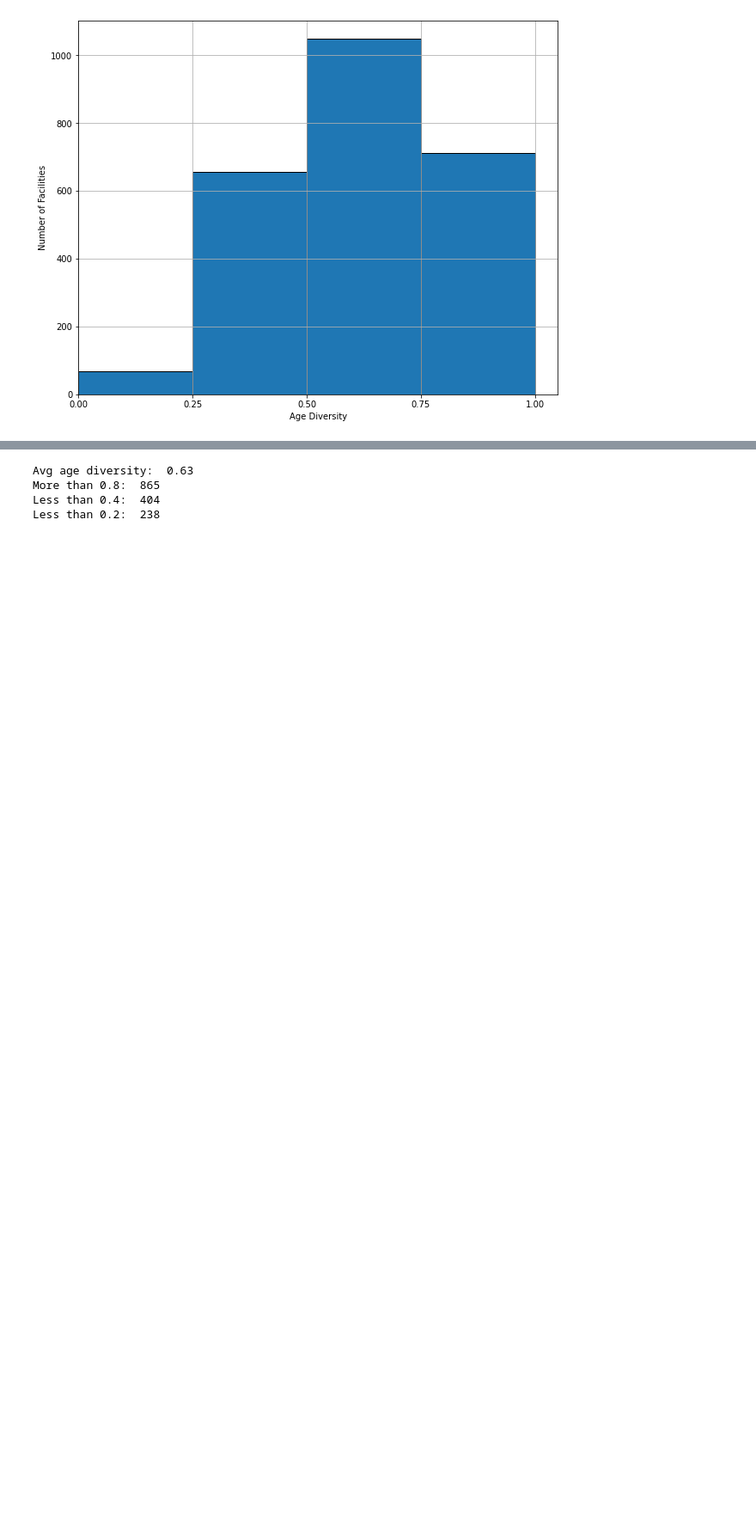
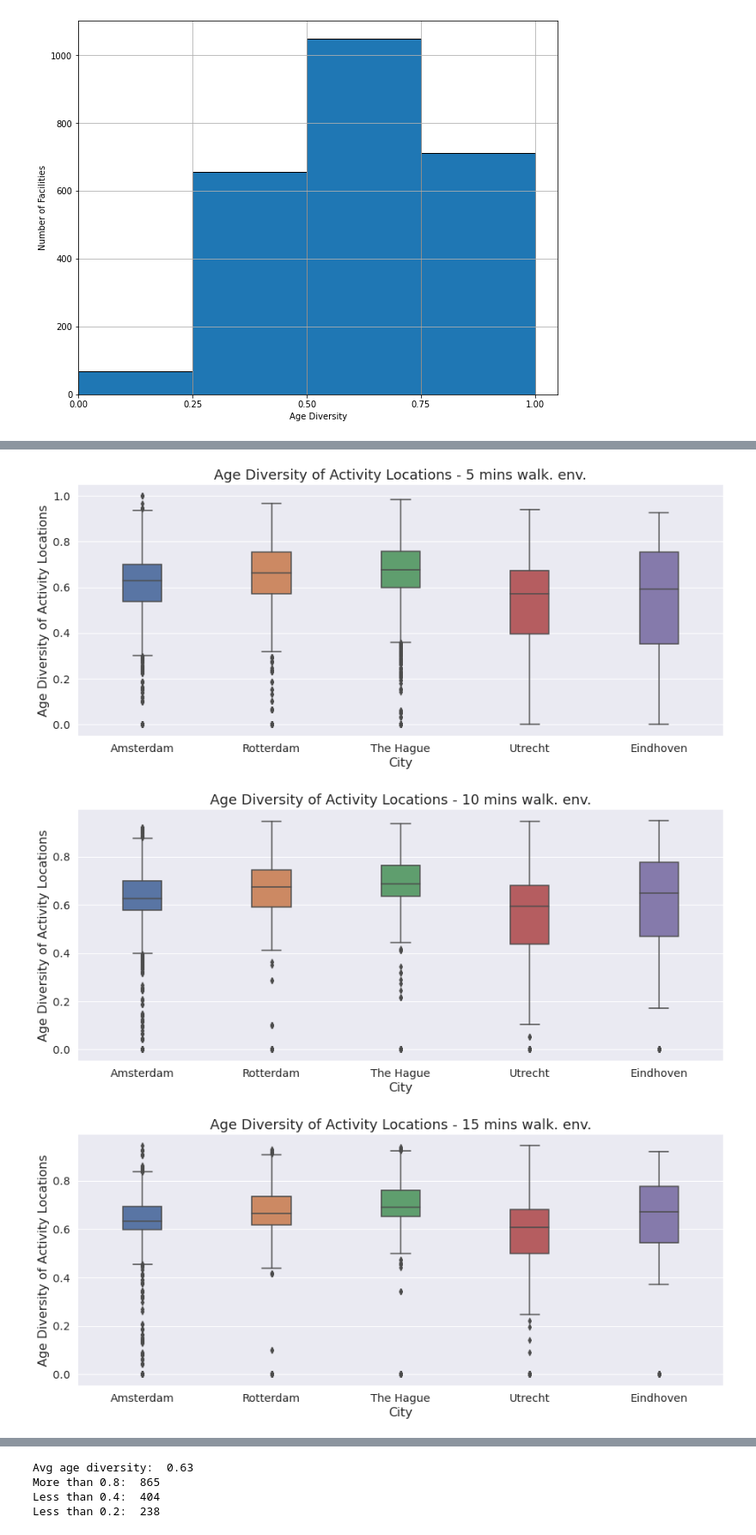
Before and after one commit to MiliasV/coaccessibility, a Jupyter notebook: notebooks/exploration.ipynb, the cells around one changed output, grey strips where cells are left out. Shown at 86% size. Cells and saved outputs as stored; diff of their text form; code cells hidden in the pictures; blank space fills up the shorter version.

```diff
--- a/notebooks/exploration.ipynb
+++ b/notebooks/exploration.ipynb
@@ -875,0 +1079,75 @@ Less than 0.2:  255
+# %%
+import seaborn as sns
+from sqlalchemy import create_engine
+import geopandas as gpd
+import numpy as np
+import pandas as pd
+pd.get_option("display.max_columns")
+
+import matplotlib
+import matplotlib.pyplot as plt
+from matplotlib.ticker import StrMethodFormatter
+
+
+# db initialization
+# store to db
+db_connection_string = 'postgresql://postgres:postgres@localhost:5433/age_segregation'
+engine = create_engine(db_connection_string)
+
+
+params = {'axes.titlesize':'18',
+          'xtick.labelsize':'14',
+          'ytick.labelsize':'14'}
+
+matplotlib.rcParams.update(params)
+
+sns.set(rc={'figure.figsize':(15,6), 'figure.facecolor':'blue'})
+
+sns.set(font_scale = 1.3)
+df_res = pd.DataFrame()
+color= {}
+color['5']= "#E9AB00"
+color['10'] = "#7B0E78"
+color['15'] = None
+
+for env in ['5', '10', '15']:
+    res = {}
+    res['city'] = city
+
+    sql=  'SELECT * from ' + 'amsterdam' +'.facil_age_div_' + env + '_ams'
+    df_ams = pd.read_sql(sql, engine).assign(City='Amsterdam')
+
+    sql=  'SELECT * from ' + 'rotterdam' +'.facil_age_div_' + env + '_rot'
+    df_rot = pd.read_sql(sql, engine).assign(City='Rotterdam')
+
+    sql=  'SELECT * from ' + 'hague' +'.facil_age_div_' + env + '_hag'
+    df_hag = pd.read_sql(sql, engine).assign(City='The Hague')
+
+    sql=  'SELECT * from ' + 'utrecht' +'.facil_age_div_' + env + '_utr'
+    df_utr = pd.read_sql(sql, engine).assign(City='Utrecht')
+
+    sql=  'SELECT * from ' + 'eindhoven' +'.facil_age_div_' + env + '_ein'
+    df_ein = pd.read_sql(sql, engine).assign(City='Eindhoven')
+
+
+    cdf = pd.concat([df_ams, df_rot, df_hag, df_utr, df_ein])
+#     mdf = pd.melt(cdf, id_vars=['Env'], var_name=['age_entropy_index'])
+
+    #    Location Letter     value
+    # 0         1      A  0.223565
+    # 1         1      A  0.515797
+    # 2         1      A  0.377588
+    # 3         1      A  0.687614
+    # 4         1      A  0.094116
+
+    ax = sns.boxplot(x="City", y="age_entropy_index", data=cdf, width=0.3)
+#     b = sns.violinplot(x='City', y = "age_entropy_index", data = cdf)
+
+    ax.axes.set_title("Age Diversity of Activity Locations - " + env + " mins walk. env.",fontsize=18)
+    ax.set_xlabel("City",fontsize=16)
+    ax.set_ylabel("Age Diversity of Activity Locations",fontsize=16)
+    plt.show()
+# %% [output]
+[figure, added]
+[figure, added]
+[figure, added]
```
Also changed, not shown: parts of 10 cells of this notebook.
